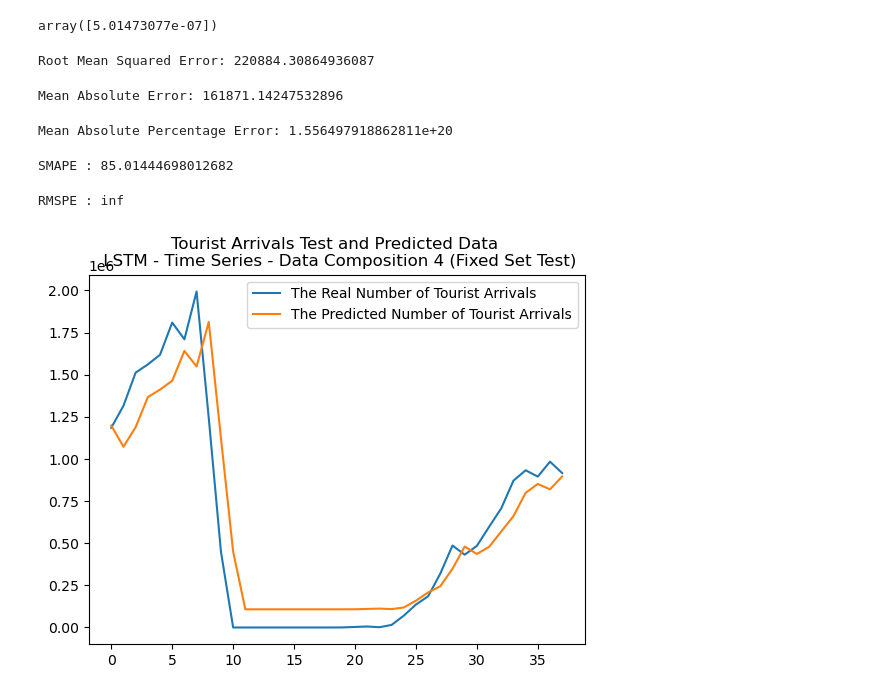
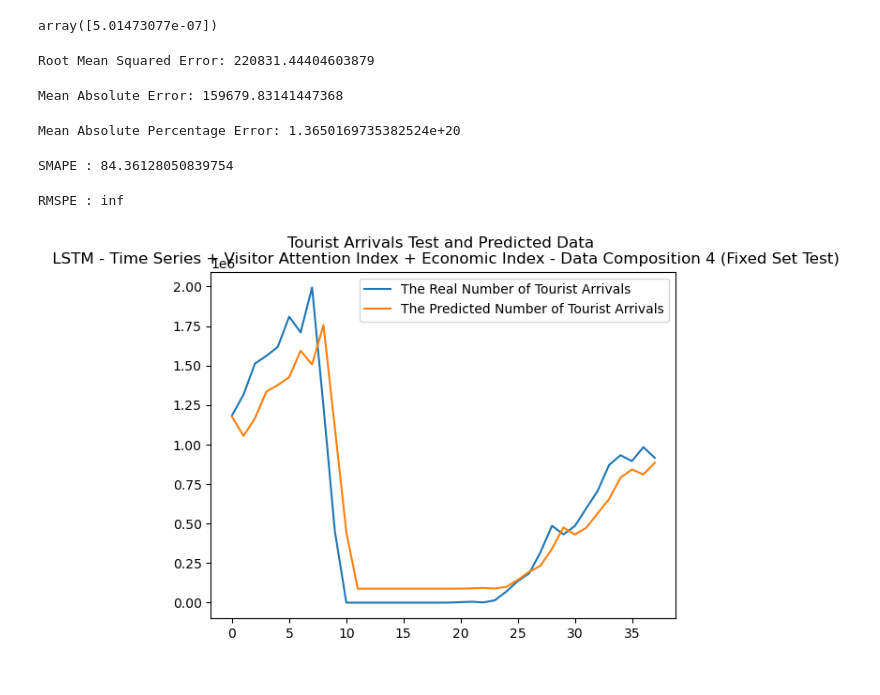
Before and after one commit to nnv2-pham/19046904---Officially-Dissertation---Machine-Learning-Models-For-Predicting-International-Tourist-Ar, a Jupyter notebook: LSTM - TIME SERIES + VISITOR ATTENTION INDEX - DATA COMPOSITION 4 (Fixed Set Test).ipynb, the cells around one changed output. Drawn from its saved outputs; the diff is of its cells as text; code cells hidden in the pictures.

```diff
--- a/LSTM - TIME SERIES + VISITOR ATTENTION INDEX - DATA COMPOSITION 4 (Fixed Set Test).ipynb
+++ b/LSTM - TIME SERIES + VISITOR ATTENTION INDEX - DATA COMPOSITION 4 (Fixed Set Test).ipynb
@@ -11,7 +11,7 @@ from tensorflow.keras.layers import Dense, LSTM
 To enable them in other operations, rebuild TensorFlow with the appropriate compiler flags.
 # %%
 # Read in data and display fist 5 rows
-df = pd.read_csv('TIME SERIES + VISITOR ATTENTION INDEX - DATA COMPOSITION 4 (Fixed Test Set).csv')
+df = pd.read_csv('TIME SERIES + VISITOR ATTENTION INDEX + ECONOMIC INDEX - DATA COMPOSITION 4 (Fixed Test Set).csv')
 df1 = df.drop(['Class'], axis=1)
 df1 = df1['Tourist Arrival']
 df1 = np.array(df1).reshape(-1,1)
@@ -65,7 +65,7 @@ x_test = x_test.reshape(x_test.shape[0], x_test.shape[1], 1)
 from tensorflow.keras.optimizers import Adam
 
 model = Sequential()
-model.add(LSTM(24, input_shape=(1, look_back)))
+model.add(LSTM(192, input_shape=(1, look_back)))
 model.add(Dense(1))
 model.compile(loss='mean_squared_error', optimizer =Adam(learning_rate=0.0005))
 history = model.fit(x_train, y_train, epochs=50, batch_size=1)
@@ -114,24 +114,24 @@ from sklearn.metrics import mean_absolute_percentage_error
 RMSE = np.sqrt(mean_squared_error(y_test, y_pred))
 print("Root Mean Squared Error:", RMSE)
 # %% [output]
-Root Mean Squared Error: 220884.30864936087
+Root Mean Squared Error: 220831.44404603879
 # %%
 MAE = mean_absolute_error(y_test, y_pred)
 print("Mean Absolute Error:", MAE)
 # %% [output]
-Mean Absolute Error: 161871.14247532896
+Mean Absolute Error: 159679.83141447368
 # %%
 MAPE = mean_absolute_percentage_error(y_test, y_pred)
 print("Mean Absolute Percentage Error:", MAPE)
 # %% [output]
-Mean Absolute Percentage Error: 1.556497918862811e+20
+Mean Absolute Percentage Error: 1.3650169735382524e+20
 # %%
 def SMAPE(y_test,y_pred):
     return 100/len(y_test) * np.sum(2 * np.abs(y_pred - y_test) / (np.abs(y_test) + np.abs(y_pred)))
 result = SMAPE(y_test,y_pred)
 print("SMAPE :", result)
 # %% [output]
-SMAPE : 85.01444698012682
+SMAPE : 84.36128050839754
 # %%
 def RMSPE(y_test, y_pred):
     return np.sqrt(np.nanmean(np.square(((y_test - y_pred) / y_test))))*100
@@ -142,9 +142,9 @@ RMSPE : inf
 # %%
 x_ax = range(len(y_test))
 plt.plot(x_ax, y_test, label="The Real Number of Tourist Arrivals")
 plt.plot(x_ax, y_pred, label="The Predicted Number of Tourist Arrivals")
-plt.title("Tourist Arrivals Test and Predicted Data \n LSTM - Time Series - Data Composition 4 (Fixed Set Test)")
+plt.title("Tourist Arrivals Test and Predicted Data \n LSTM - Time Series + Visitor Attention Index + Economic Index - Data Composition 4 (Fixed Set Test)")
 plt.legend()
 plt.show()
 # %% [output]
-[figure, old version]
+[figure, new version]
```
Also changed, not shown: parts of 3 cells of this notebook, 27 other files.
